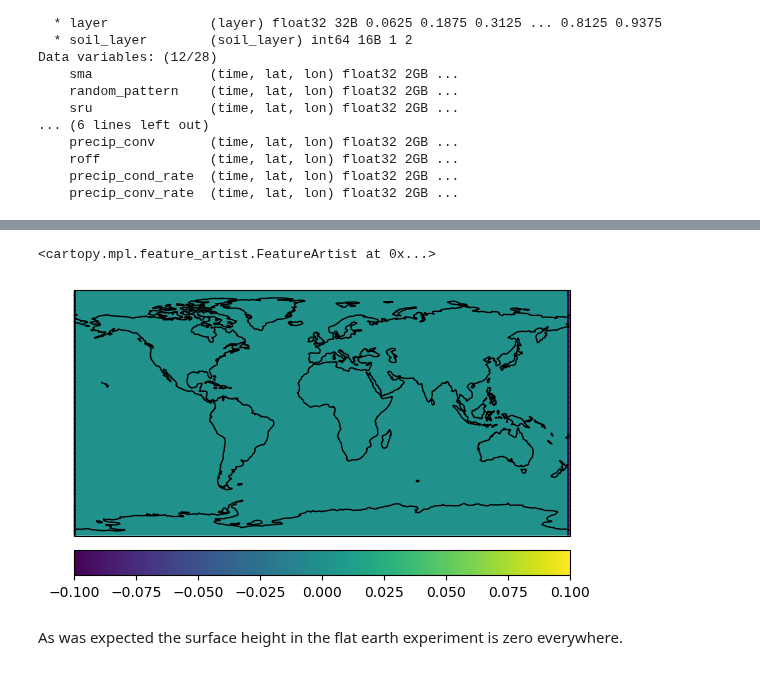
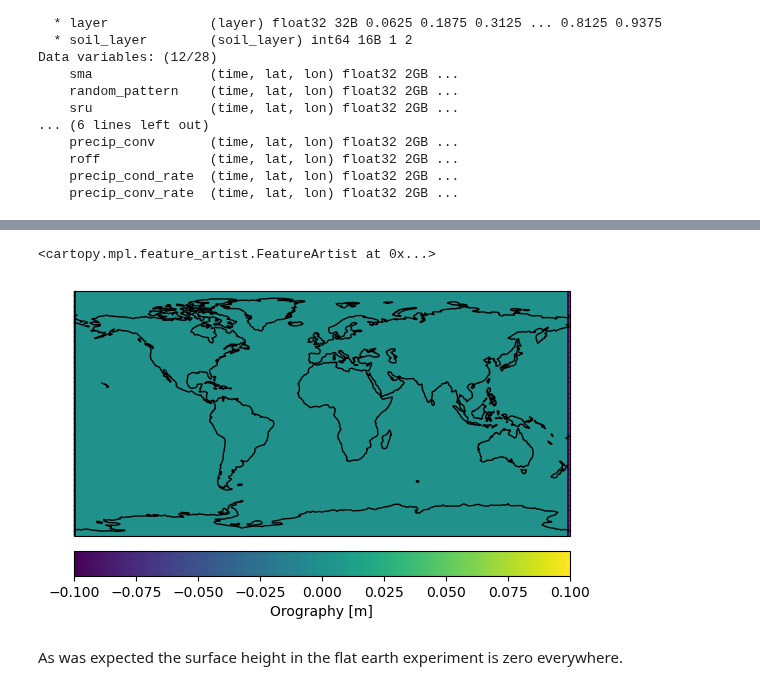
Before and after one commit to SpeedyWeather/NCAS_CMSS_2025, a Jupyter notebook: Pre-Defined_Experiments/Flat_Earth_analysis.ipynb, the cells around one changed output, grey strips where cells are left out. Cells and saved outputs as stored; diff of their text form; code cells hidden in the pictures.

```diff
--- a/Pre-Defined_Experiments/Flat_Earth_analysis.ipynb
+++ b/Pre-Defined_Experiments/Flat_Earth_analysis.ipynb
@@ -83,11 +84,12 @@ ax.coastlines()
 # %%
 ax=plt.axes(projection=ccrs.PlateCarree())
 plt.pcolormesh(ds_flat.lon,ds_flat.lat,ds_flat.orography,transform=ccrs.PlateCarree())
-plt.colorbar(orientation='horizontal', pad=0.04)
+cbar=plt.colorbar(orientation='horizontal', pad=0.04)
+cbar.set_label("Orography [m]")
 ax.coastlines()
 # %% [output]
 <cartopy.mpl.feature_artist.FeatureArtist at 0x...>
-[figure, old version]
+[figure, new version]
 # %% [markdown]
 As was expected the surface height in the flat earth experiment is zero everywhere.
 # %% [markdown]
```
Also changed, not shown: parts of 18 cells of this notebook.
